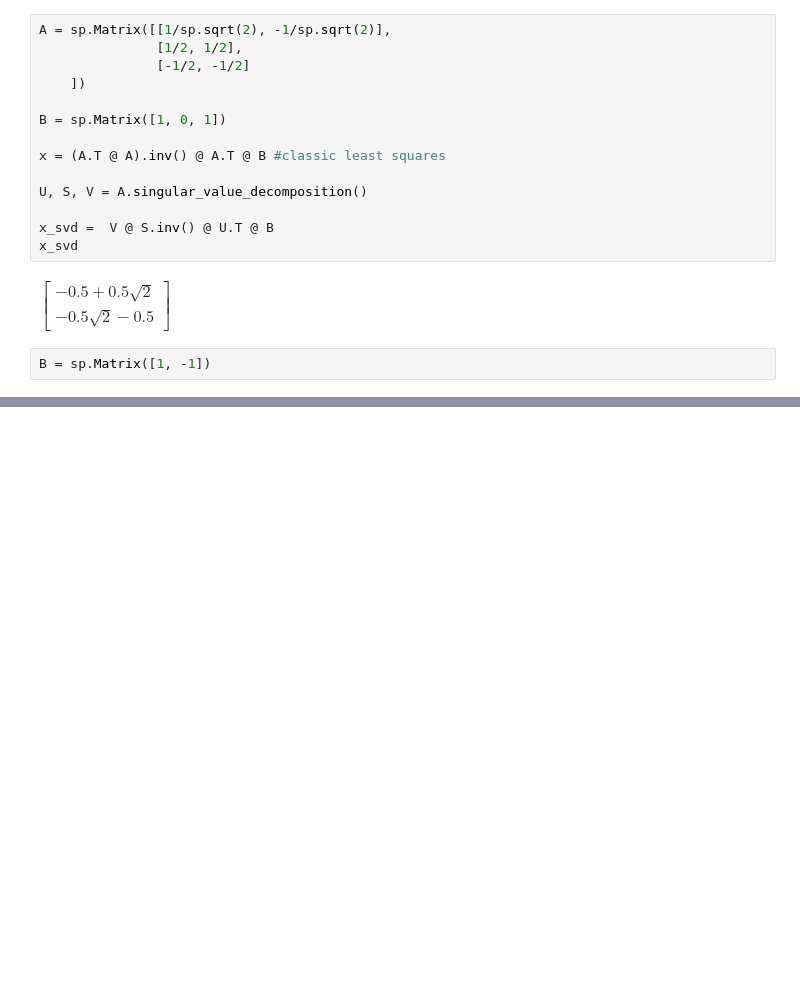
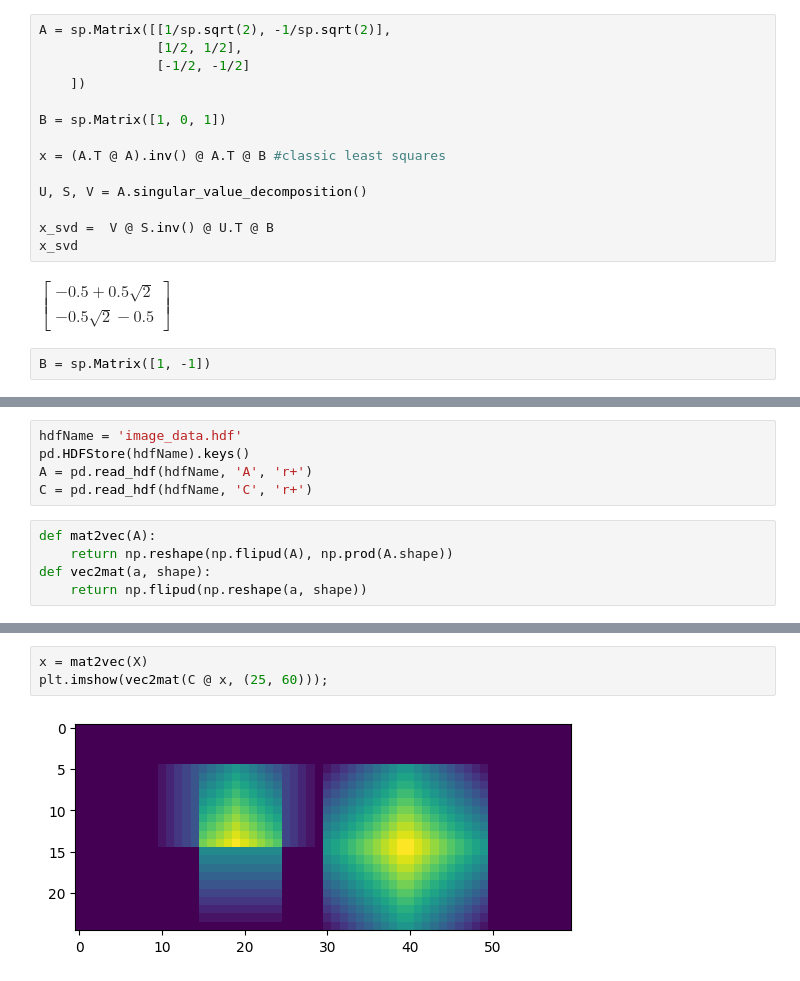
Before and after one commit to VasilyMarkov/Numerical-Methods, a Jupyter notebook: Assignment3.ipynb, the cells around one changed output, grey strips where cells are left out. Cells and saved outputs as stored; diff of their text form; blank space fills up the shorter version.

```diff
--- a/Assignment3.ipynb
+++ b/Assignment3.ipynb
@@ -82,0 +83,10 @@ array([[-2.06802793],
+# %%
+hdfName = 'image_data.hdf'
+pd.HDFStore(hdfName).keys()
+A = pd.read_hdf(hdfName, 'A', 'r+')
+C = pd.read_hdf(hdfName, 'C', 'r+')
+# %%
+def mat2vec(A):
+    return np.reshape(np.flipud(A), np.prod(A.shape))
+def vec2mat(a, shape):
+    return np.flipud(np.reshape(a, shape))
@@ -82,0 +100,5 @@ array([[-2.06802793],
+# %%
+x = mat2vec(X)
+plt.imshow(vec2mat(C @ x, (25, 60)));
+# %% [output]
+[figure, added]
```
Also changed, not shown: parts of 9 cells of this notebook.
